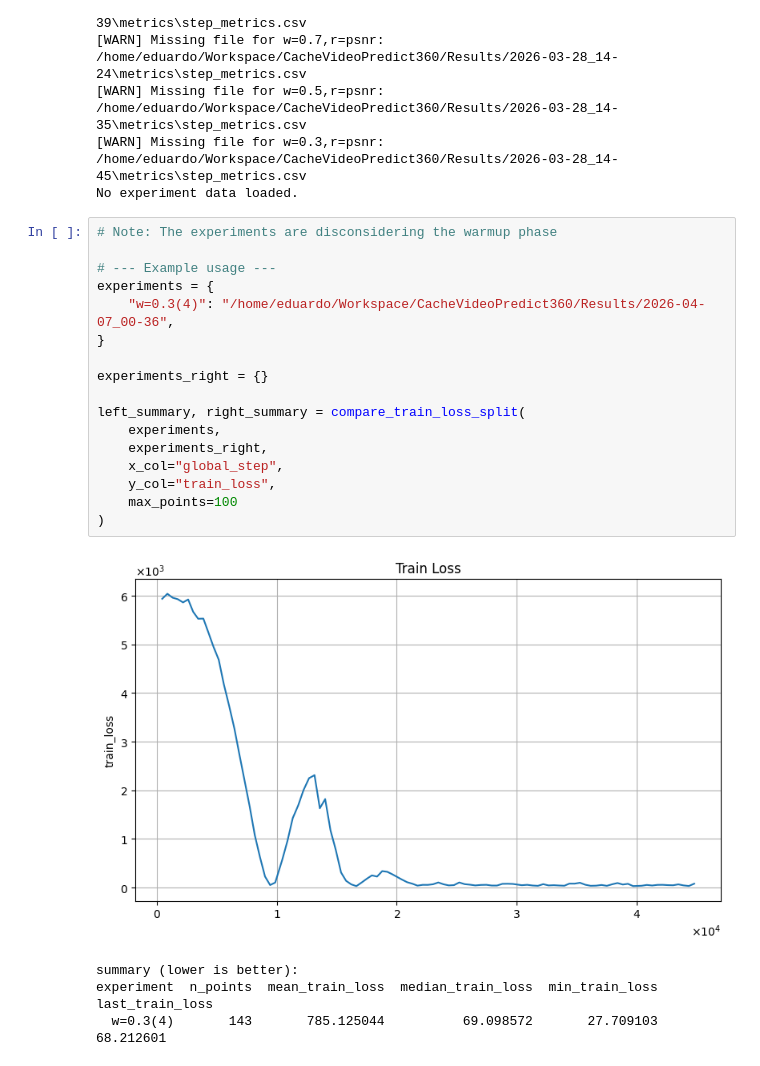
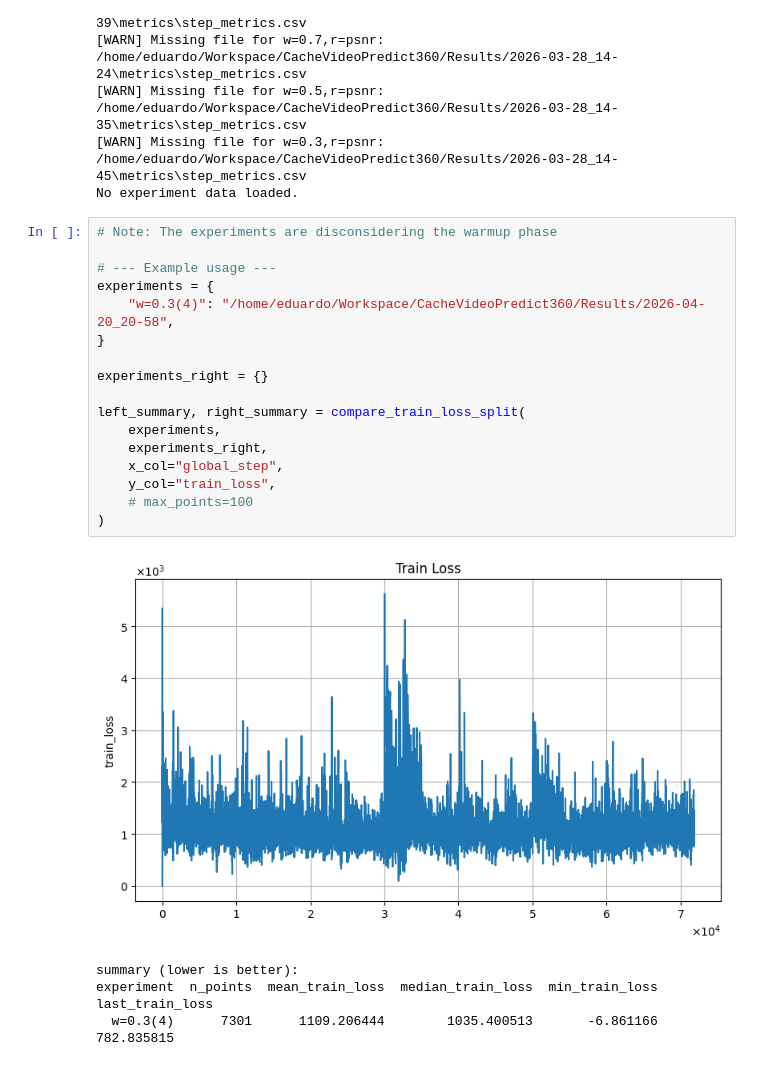
Before and after one commit to es25591/CacheVideoPredict360, a Jupyter notebook: Sources/ResultAnalysis_2.ipynb, the cells around one changed output. Drawn from its saved outputs; the diff is of its cells as text.

```diff
--- a/Sources/ResultAnalysis_2.ipynb
+++ b/Sources/ResultAnalysis_2.ipynb
@@ -598,22 +598,22 @@ No experiment data loaded.
 # %%
 # Note: The experiments are disconsidering the warmup phase
 
 # --- Example usage ---
 experiments = {
-    "w=0.3(4)": "/home/eduardo/Workspace/CacheVideoPredict360/Results/2026-04-07_00-36",
+    "w=0.3(4)": "/home/eduardo/Workspace/CacheVideoPredict360/Results/2026-04-20_20-58",
 }
 
 experiments_right = {}
 
 left_summary, right_summary = compare_train_loss_split(
     experiments,
     experiments_right,
     x_col="global_step",
     y_col="train_loss",
-    max_points=100
+    # max_points=100
 )
 # %% [output]
-[figure, old version]
+[figure, new version]
 summary (lower is better):
 experiment  n_points  mean_train_loss  median_train_loss  min_train_loss  last_train_loss
-  w=0.3(4)       143       785.125044          69.098572       27.709103        68.212601
+  w=0.3(4)      7301      1109.206444        1035.400513       -6.861166       782.835815
```
Also changed, not shown: parts of 1 cell of this notebook, 2 other files.
